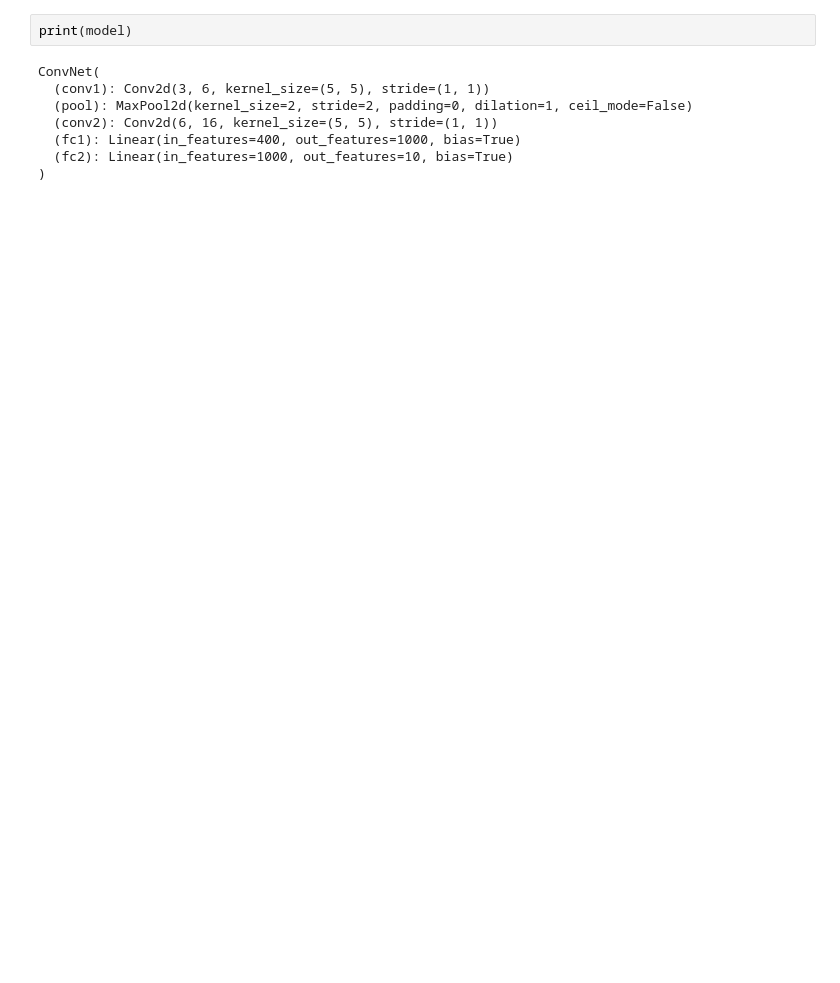
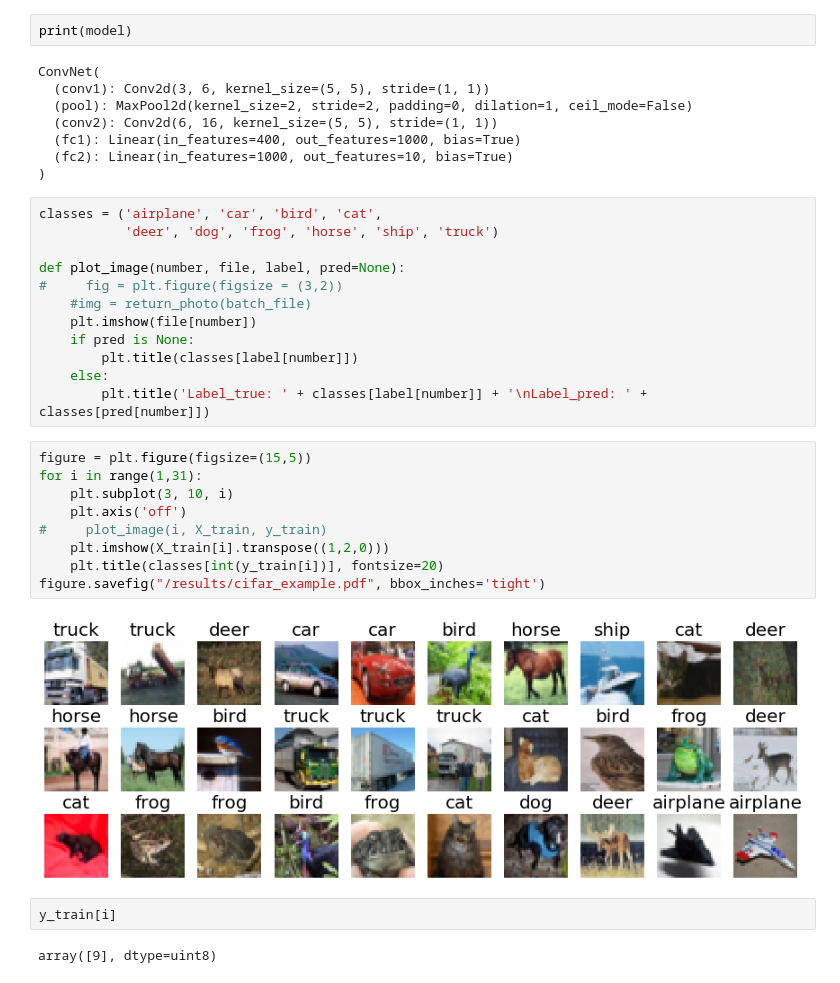
Before and after one commit to bulatuseinov/MIPT-OPT-2020, a Jupyter notebook: CIFAR10_Experiments.ipynb, the cells around one changed output. Cells and saved outputs as stored; diff of their text form; blank space fills up the shorter version.

```diff
--- a/CIFAR10_Experiments.ipynb
+++ b/CIFAR10_Experiments.ipynb
@@ -559,3 +643,30 @@ ConvNet(
   (fc1): Linear(in_features=400, out_features=1000, bias=True)
   (fc2): Linear(in_features=1000, out_features=10, bias=True)
 )
+# %%
+classes = ('airplane', 'car', 'bird', 'cat',
+           'deer', 'dog', 'frog', 'horse', 'ship', 'truck')
+
+def plot_image(number, file, label, pred=None):
+#     fig = plt.figure(figsize = (3,2))
+    #img = return_photo(batch_file)
+    plt.imshow(file[number])
+    if pred is None:
+        plt.title(classes[label[number]])
+    else:
+        plt.title('Label_true: ' + classes[label[number]] + '\nLabel_pred: ' + classes[pred[number]])
+# %%
+figure = plt.figure(figsize=(15,5))
+for i in range(1,31):
+    plt.subplot(3, 10, i)
+    plt.axis('off')
+#     plot_image(i, X_train, y_train)
+    plt.imshow(X_train[i].transpose((1,2,0)))
+    plt.title(classes[int(y_train[i])], fontsize=20)
+figure.savefig("/results/cifar_example.pdf", bbox_inches='tight')
+# %% [output]
+[figure, added]
+# %%
+y_train[i]
+# %% [output]
+array([9], dtype=uint8)
```
Also changed, not shown: parts of 16 cells of this notebook, 41 other files.
